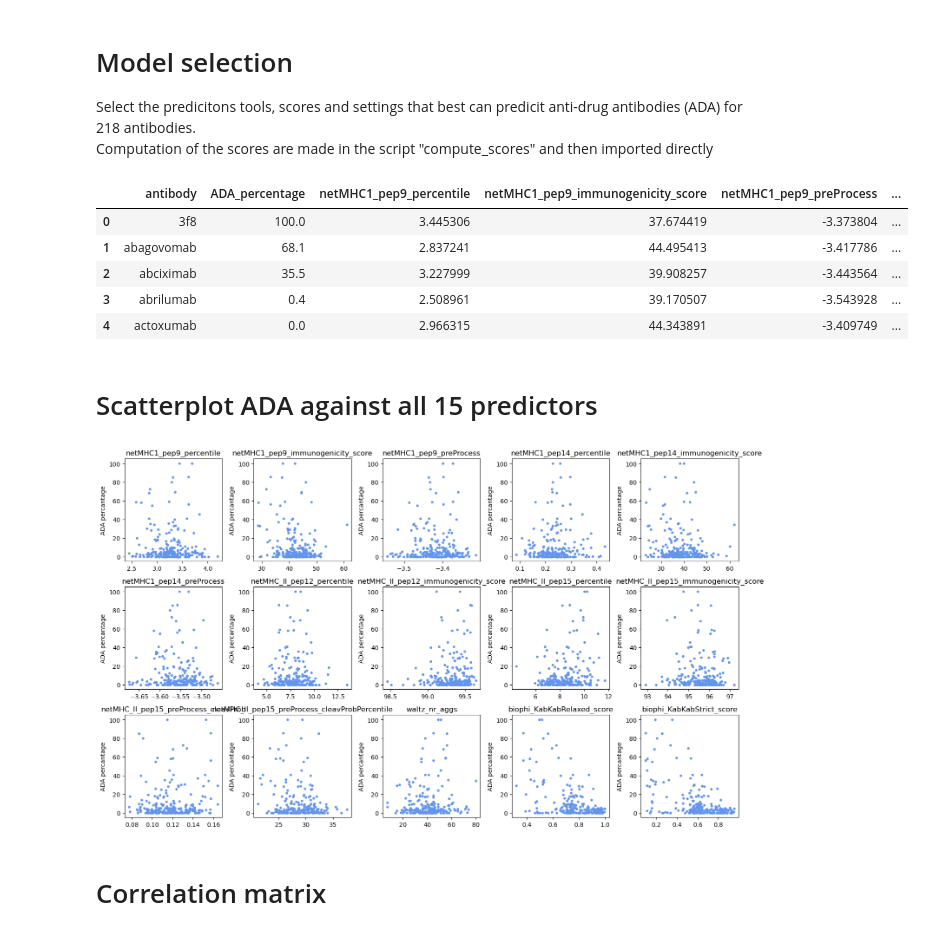
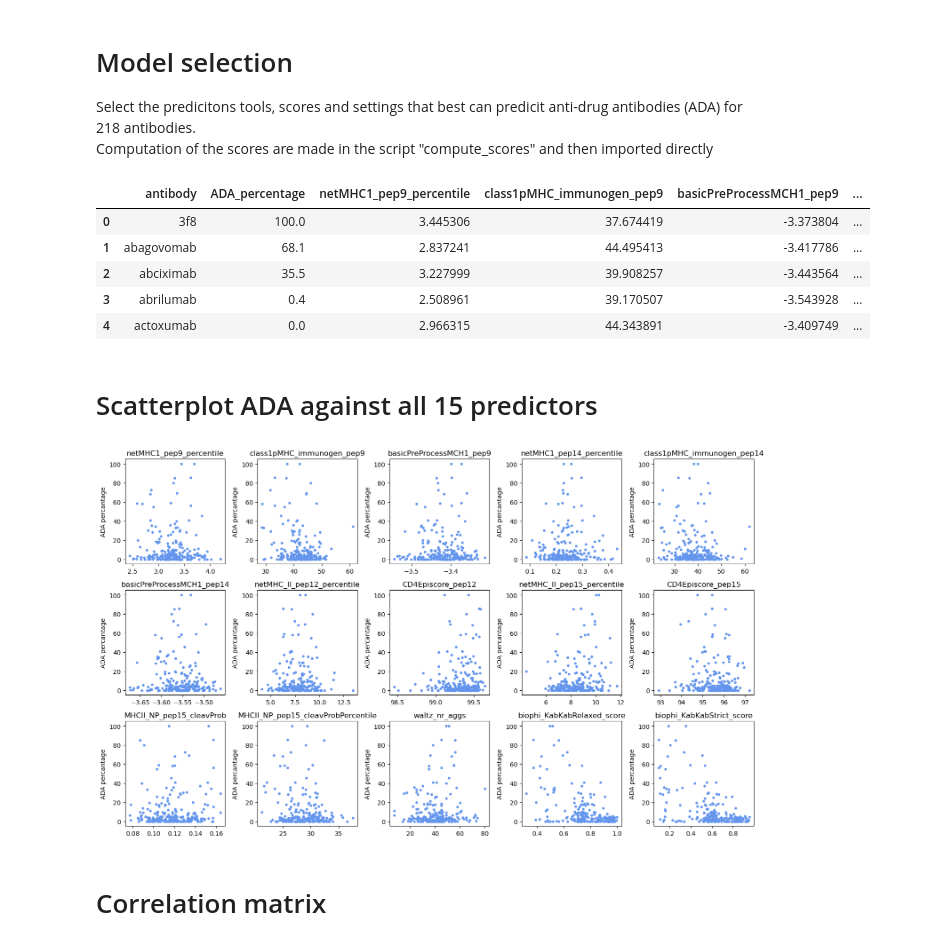
Before and after one commit to RebeckaAntonsson/Thesis, a Jupyter notebook: Immonogenecity_tool_testing/3.feature_selection/biophi_dataSet/model_selection_visualization_ABbiophiDataset.ipynb, the cells around one changed output. Drawn from its saved outputs; the diff is of its cells as text; code cells hidden in the pictures.

```diff
--- a/Immonogenecity_tool_testing/3.feature_selection/biophi_dataSet/model_selection_visualization_ABbiophiDataset.ipynb
+++ b/Immonogenecity_tool_testing/3.feature_selection/biophi_dataSet/model_selection_visualization_ABbiophiDataset.ipynb
@@ -17,10 +17,10 @@ from scipy.stats import pearsonr, spearmanr
 import numpy as np
 # %%
 # Load table with all computed scores for all tools
-computed_scors_biophi = pd.read_csv("all_predictors_222AB(biophidata).csv")
+computed_scors_biophi = pd.read_csv("all_predictors_224AB(biophidata).csv")
 computed_scors_biophi.head()
 # %% [output]
-|  | antibody | ADA_percentage | netMHC1_pep9_percentile | netMHC1_pep9_immunogenicity_score | netMHC1_pep9_preProcess | ... |
+|  | antibody | ADA_percentage | netMHC1_pep9_percentile | class1pMHC_immunogen_pep9 | basicPreProcessMCH1_pep9 | ... |
 | 0 | 3f8 | 100.0 | 3.445306 | 37.674419 | -3.373804 | ... |
 | 1 | abagovomab | 68.1 | 2.837241 | 44.495413 | -3.417786 | ... |
 | 2 | abciximab | 35.5 | 3.227999 | 39.908257 | -3.443564 | ... |
@@ -47,7 +47,7 @@ for i in range(2, 17):
 plt.tight_layout()
 plt.show()
 # %% [output]
-[figure, old version]
+[figure, new version]
 # %% [markdown]
 # Correlation matrix
 # %%
```
Also changed, not shown: parts of 21 cells of this notebook, 11 other files.
